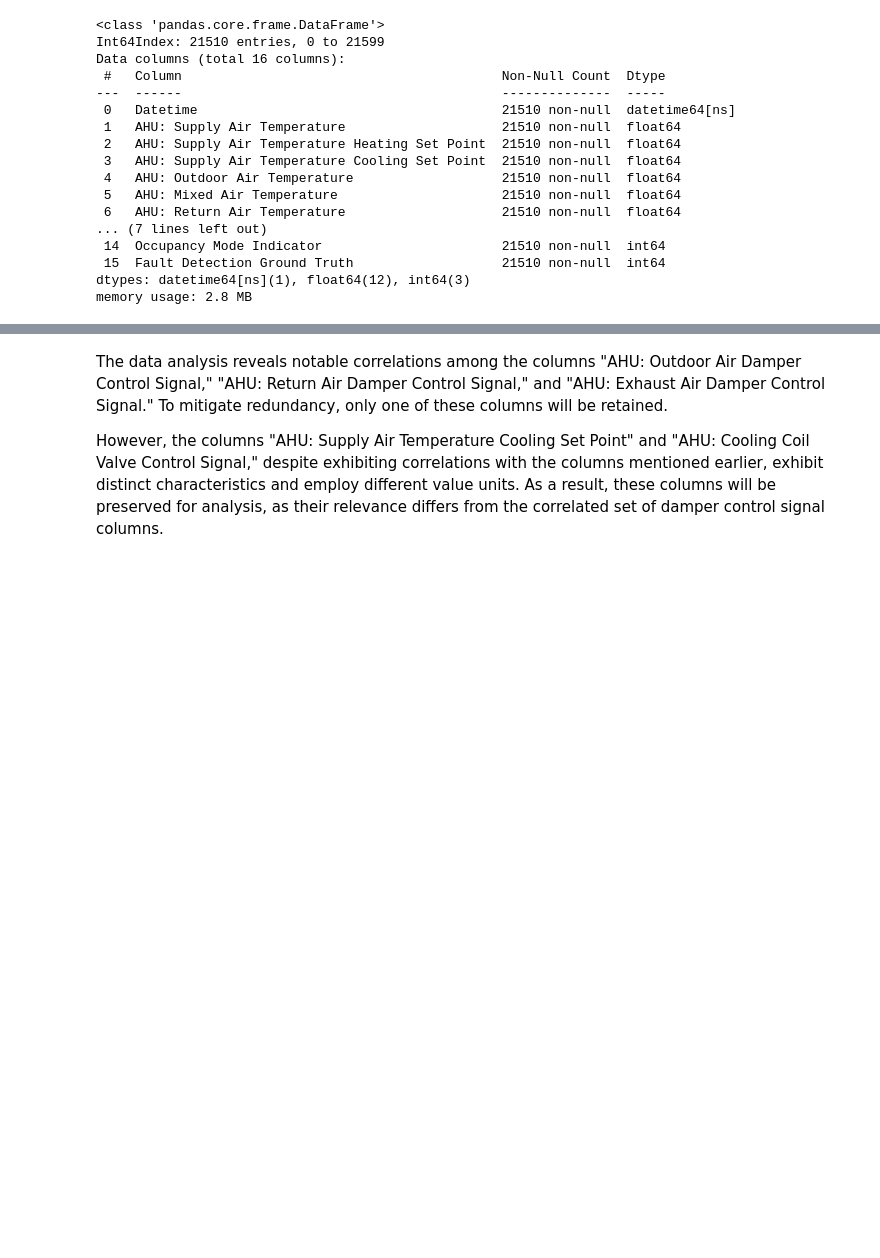
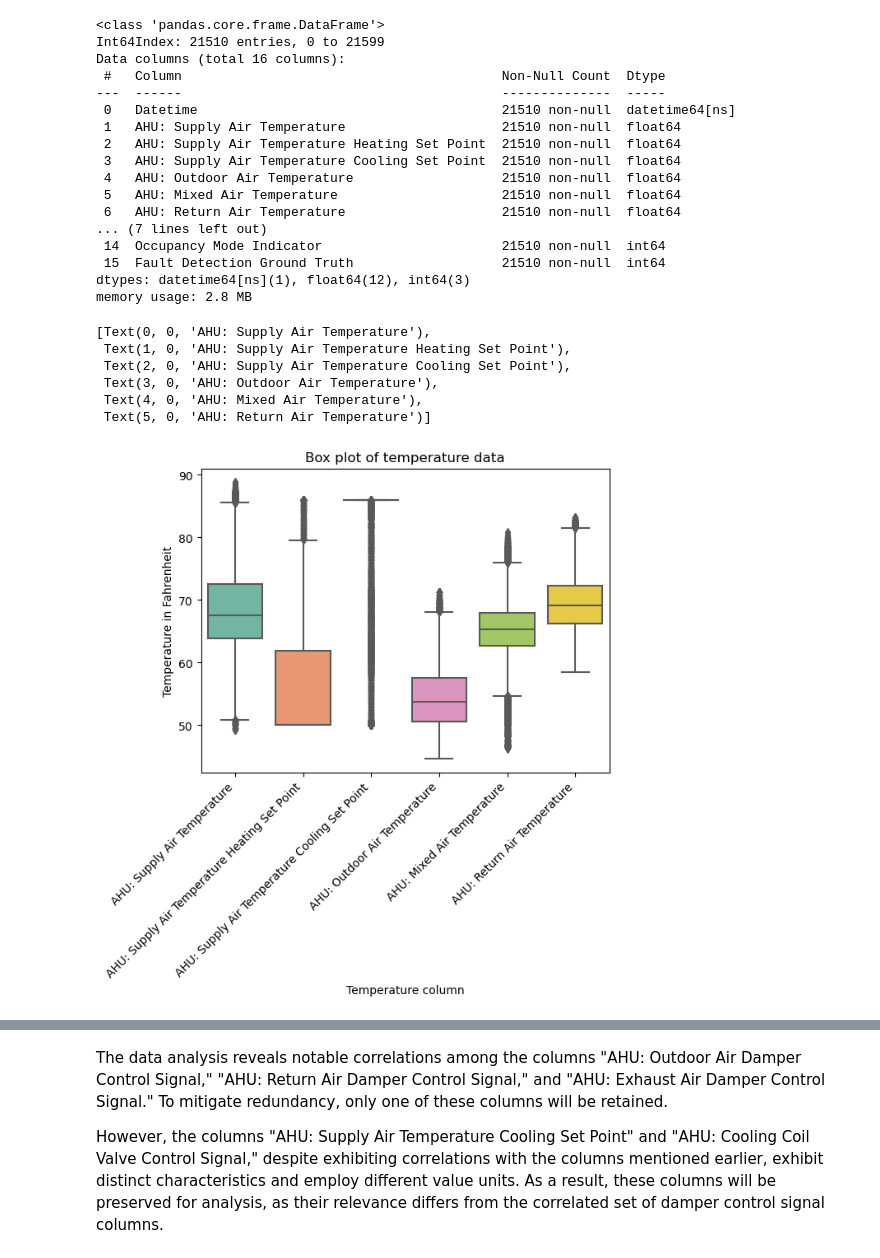
Before and after one commit to pkrysztopa/HVAC-equipment-fault-detection, a Jupyter notebook: notebooks/3. Experimental single-zone constant air volume AHU and single-zone variable air volume AHU dataset.ipynb, the cells around one changed output, grey strips where cells are left out. Saved outputs shown, nothing was run; the diff lists cells and outputs as text; code cells hidden in the pictures; blank space fills up the shorter version.

```diff
--- a/notebooks/3. Experimental single-zone constant air volume AHU and single-zone variable air volume AHU dataset.ipynb
+++ b/notebooks/3. Experimental single-zone constant air volume AHU and single-zone variable air volume AHU dataset.ipynb
@@ -129,3 +129,21 @@ Data columns (total 16 columns):
  15  Fault Detection Ground Truth                   21510 non-null  int64
 dtypes: datetime64[ns](1), float64(12), int64(3)
 memory usage: 2.8 MB
+# %%
+# Preparing datasets for Boxplot visualisation
+temp_col = [col for col in raw_data_cav.columns if "Temp" in col]
+control_col = [col for col in raw_data_cav.columns if "Control" in col]
+temp_data = raw_data_cav[temp_col].melt(var_name='Temperature column', value_name='Temperature in Fahrenheit')
+control_data = raw_data_cav[control_col].melt(var_name='Control value column', value_name='0-1')
+# %%
+ax = sns.boxplot(x='Temperature column', y='Temperature in Fahrenheit', data=temp_data, palette="Set2")
+plt.title("Box plot of temperature data")
+ax.set_xticklabels(ax.get_xticklabels(), rotation=45, horizontalalignment='right')
+# %% [output]
+[Text(0, 0, 'AHU: Supply Air Temperature'),
+ Text(1, 0, 'AHU: Supply Air Temperature Heating Set Point'),
+ Text(2, 0, 'AHU: Supply Air Temperature Cooling Set Point'),
+ Text(3, 0, 'AHU: Outdoor Air Temperature'),
+ Text(4, 0, 'AHU: Mixed Air Temperature'),
+ Text(5, 0, 'AHU: Return Air Temperature')]
+[figure, added]
```
Also changed, not shown: parts of 22 cells of this notebook, 6 other files.
